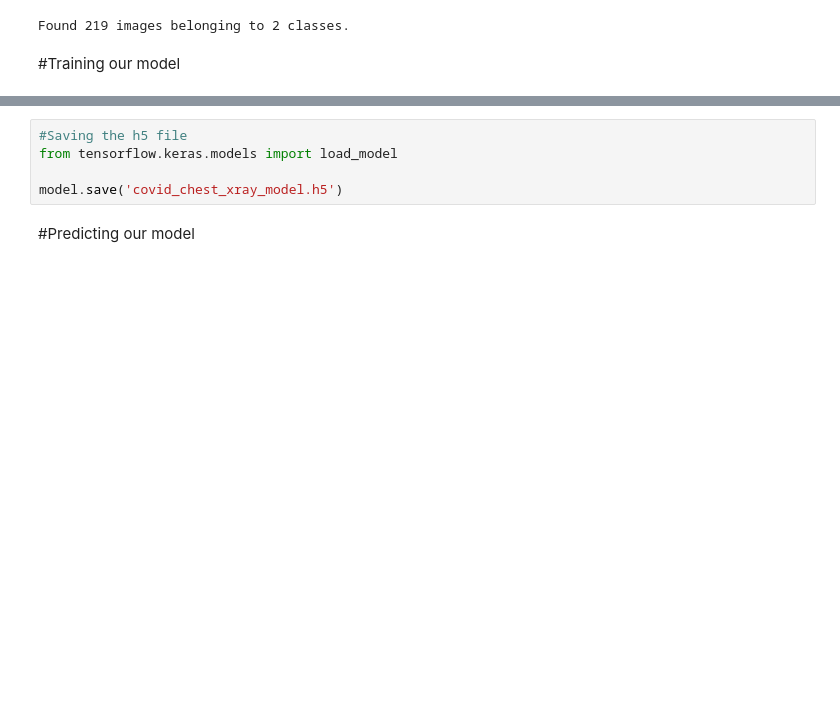
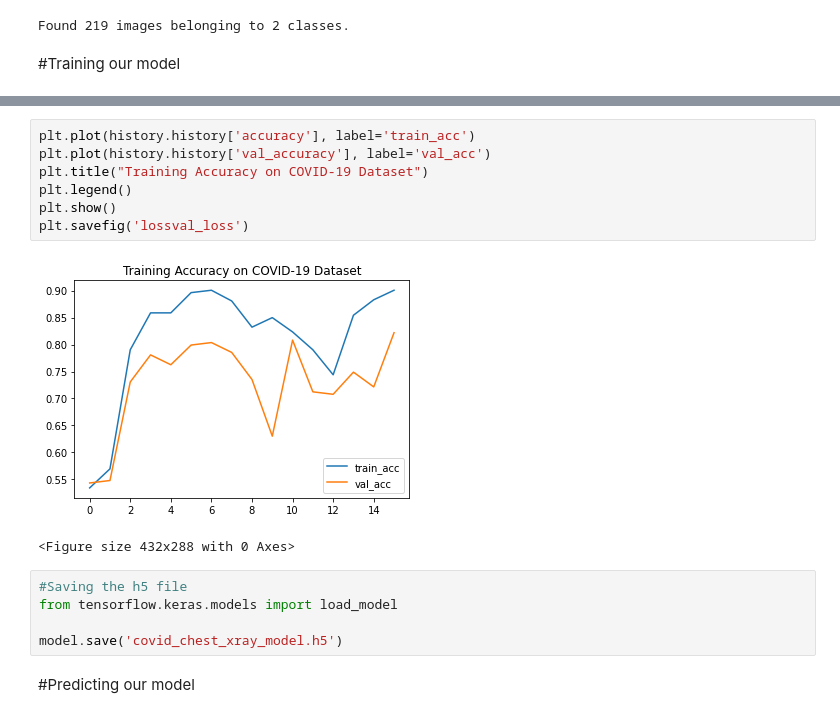
Before and after one commit to gauravsingh6482/Covid19-chest-x-ray-Detection-, a Jupyter notebook: Covid_19_chest_x_ray_detection.ipynb, the cells around one changed output, grey strips where cells are left out. Cells and saved outputs as stored; diff of their text form; blank space fills up the shorter version.

```diff
--- a/Covid_19_chest_x_ray_detection.ipynb
+++ b/Covid_19_chest_x_ray_detection.ipynb
@@ -153,3 +152,13 @@ plt.savefig('lossval_loss')
+# %%
+plt.plot(history.history['accuracy'], label='train_acc')
+plt.plot(history.history['val_accuracy'], label='val_acc')
+plt.title("Training Accuracy on COVID-19 Dataset")
+plt.legend()
+plt.show()
+plt.savefig('lossval_loss')
+# %% [output]
+[figure, added]
+<Figure size 432x288 with 0 Axes>
 # %%
 #Saving the h5 file
 from tensorflow.keras.models import load_model
```
Also changed, not shown: parts of 11 cells of this notebook.
